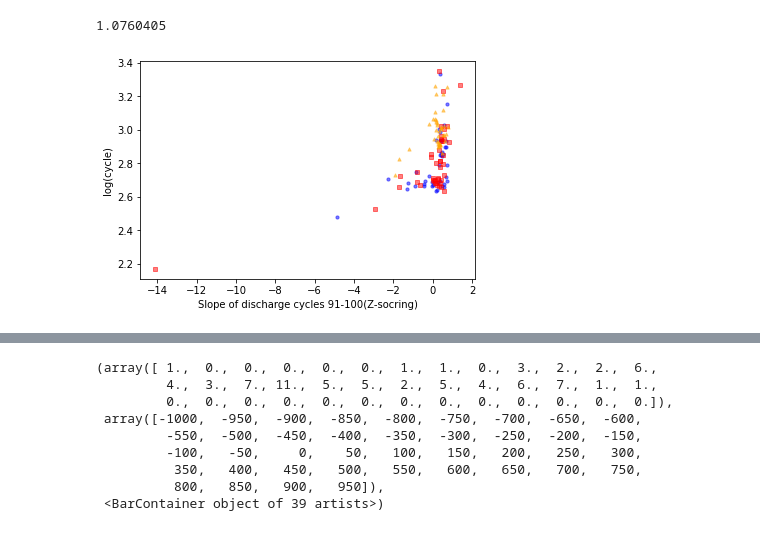
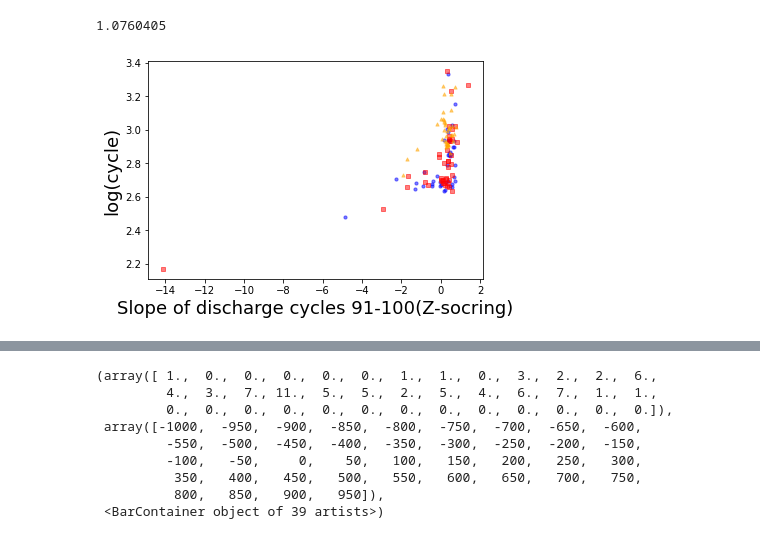
Before and after one commit to janggoonKim/ML_1, a Jupyter notebook: 논문코드 7 Note 3 .ipynb, the cells around one changed output, grey strips where cells are left out. Drawn from its saved outputs; the diff is of its cells as text; code cells hidden in the pictures.

```diff
--- a/논문코드 7 Note 3 .ipynb
+++ b/논문코드 7 Note 3 .ipynb
@@ -709,7 +709,7 @@ Y_Ridge=[]
 X_Ridge=[]
 from sklearn.linear_model import Lasso
 from sklearn.linear_model import Ridge
-for i in np.linspace(0,1,1000):
+for i in np.linspace(0,10,1000):
     regrplot=Ridge(alpha=i)
     regrplot.fit(Train,label_)
     Y_Ridge.append(regrplot.coef_)
@@ -718,9 +718,9 @@ Y_=np.array(Y_Ridge)
 
 plt.plot(X_Ridge,Y_)
 
-plt.title('Ridge')
-plt.xlabel('alpha')
-plt.ylabel('coefficient')
+plt.title('Ridge',fontsize=20)
+plt.xlabel('alpha',fontsize=15)
+plt.ylabel('coefficient',fontsize=15)
 plt.show
 # %% [output]
 <function matplotlib.pyplot.show(close=None, block=None)>
@@ -770,36 +770,36 @@ for i,j in enumerate(bat1_2.keys()):
 
     if i==83:
         prim.append(reg.coef_)
         break
     if i%2==0:
         prim.append(reg.coef_)
     if i%2==1:
         Train.append(reg.coef_)
 for i,j in enumerate(batch3.keys()):
     QD=bat_dict[j]['summary']['QD']
     QD_reg=[]
     reg = LinearRegression()
     for k in range(91,101):
         QD_1=QD[k].astype(float)
         QD_reg.append(QD_1)
     label=np.array(QD_reg).ravel()
     reg.fit(Xvalue,label)
     secondary.append(reg.coef_)
 
 Train_D100=np.array(Train).reshape(-1,1)
 Prim_D100=np.array(prim).reshape(-1,1)
 sec_D100=np.array(secondary).reshape(-1,1)
 
 Z1,Z2,Z3=Z_score(Train_D100,Prim_D100,sec_D100)
 
 plt.scatter(Z1,cycle1,color='blue',marker='o',alpha=0.5,s=10)
 plt.scatter(Z2,cycle2,color='red',marker='s',alpha=0.5,s=10)
 plt.scatter(Z3,cycle3,color='orange',marker='^',alpha=0.5,s=10)
-plt.ylabel('log(cycle)')
-plt.xlabel('Slope of discharge cycles 91-100(Z-socring)')
+plt.ylabel('log(cycle)',fontsize=18)
+plt.xlabel('Slope of discharge cycles 91-100(Z-socring)',fontsize=18)
 plt.show()
 # %% [output]
-[figure, old version]
+[figure, new version]
 # %%
 Train=Z1
 
```
Also changed, not shown: parts of 27 cells of this notebook, 18 other files.
